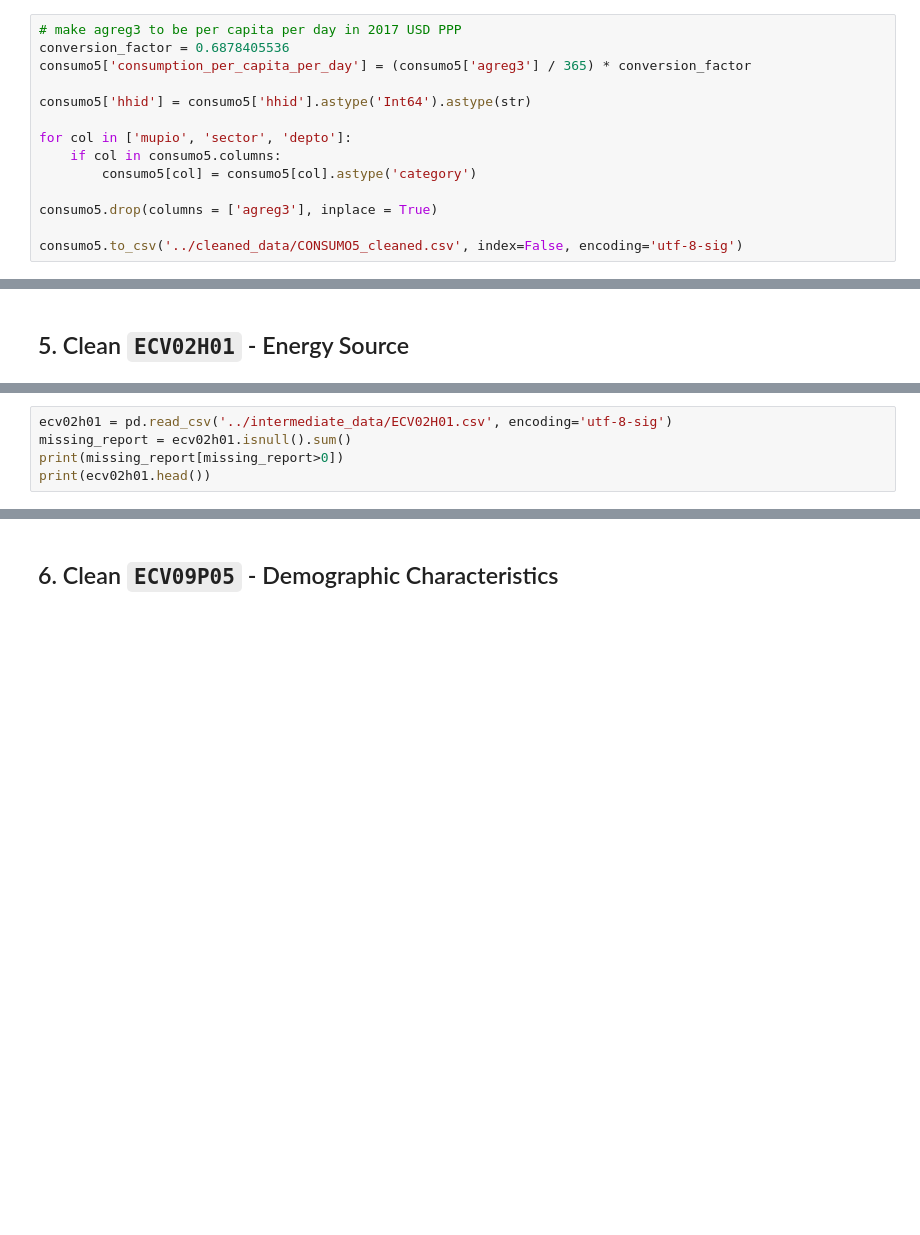
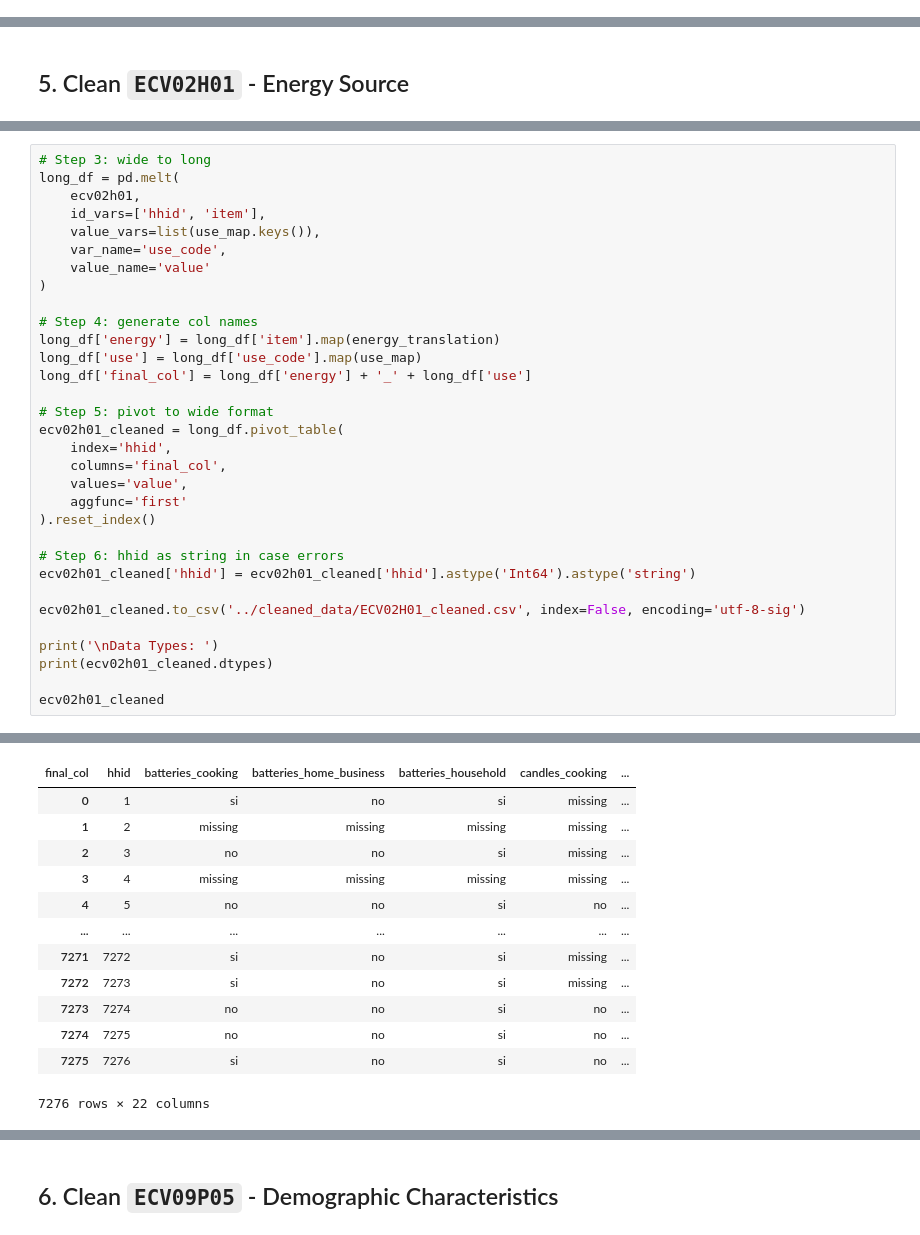
Before and after one commit to 12PB/guatemala_data_cleaning, a Jupyter notebook: scripts/aggregate.ipynb, the cells around one changed output, grey strips where cells are left out. Drawn from its saved outputs; the diff is of its cells as text; blank space fills up the shorter version.

```diff
--- a/scripts/aggregate.ipynb
+++ b/scripts/aggregate.ipynb
@@ -170,14 +235,0 @@ dtype: int64
-# %%
-# make agreg3 to be per capita per day in 2017 USD PPP
-conversion_factor = 0.6878405536
-consumo5['consumption_per_capita_per_day'] = (consumo5['agreg3'] / 365) * conversion_factor
-
-consumo5['hhid'] = consumo5['hhid'].astype('Int64').astype(str)
-
-for col in ['mupio', 'sector', 'depto']:
-    if col in consumo5.columns:
-        consumo5[col] = consumo5[col].astype('category')
-
-consumo5.drop(columns = ['agreg3'], inplace = True)
-
-consumo5.to_csv('../cleaned_data/CONSUMO5_cleaned.csv', index=False, encoding='utf-8-sig')
@@ -287,6 +351,33 @@ Series([], dtype: int64)
 # %%
-ecv02h01 = pd.read_csv('../intermediate_data/ECV02H01.csv', encoding='utf-8-sig')
-missing_report = ecv02h01.isnull().sum()
-print(missing_report[missing_report>0])
-print(ecv02h01.head())
+# Step 3: wide to long
+long_df = pd.melt(
+    ecv02h01,
+    id_vars=['hhid', 'item'],
+    value_vars=list(use_map.keys()),
+    var_name='use_code',
+    value_name='value'
+)
+
+# Step 4: generate col names
+long_df['energy'] = long_df['item'].map(energy_translation)
+long_df['use'] = long_df['use_code'].map(use_map)
+long_df['final_col'] = long_df['energy'] + '_' + long_df['use']
+
+# Step 5: pivot to wide format
+ecv02h01_cleaned = long_df.pivot_table(
+    index='hhid',
+    columns='final_col',
+    values='value',
+    aggfunc='first'
+).reset_index()
+
+# Step 6: hhid as string in case errors
+ecv02h01_cleaned['hhid'] = ecv02h01_cleaned['hhid'].astype('Int64').astype('string')
+
+ecv02h01_cleaned.to_csv('../cleaned_data/ECV02H01_cleaned.csv', index=False, encoding='utf-8-sig')
+
+print('\nData Types: ')
+print(ecv02h01_cleaned.dtypes)
+
+ecv02h01_cleaned
 # %% [output]
@@ -303,0 +401,13 @@ dtype: int64
+| final_col | hhid | batteries_cooking | batteries_home_business | batteries_household | candles_cooking | ... |
+| 0 | 1 | si | no | si | missing | ... |
+| 1 | 2 | missing | missing | missing | missing | ... |
+| 2 | 3 | no | no | si | missing | ... |
+| 3 | 4 | missing | missing | missing | missing | ... |
+| 4 | 5 | no | no | si | no | ... |
+| ... | ... | ... | ... | ... | ... | ... |
+| 7271 | 7272 | si | no | si | missing | ... |
+| 7272 | 7273 | si | no | si | missing | ... |
+| 7273 | 7274 | no | no | si | no | ... |
+| 7274 | 7275 | no | no | si | no | ... |
+| 7275 | 7276 | si | no | si | no | ... |
+7276 rows × 22 columns
```
Also changed, not shown: parts of 35 cells of this notebook, 9 other files.
